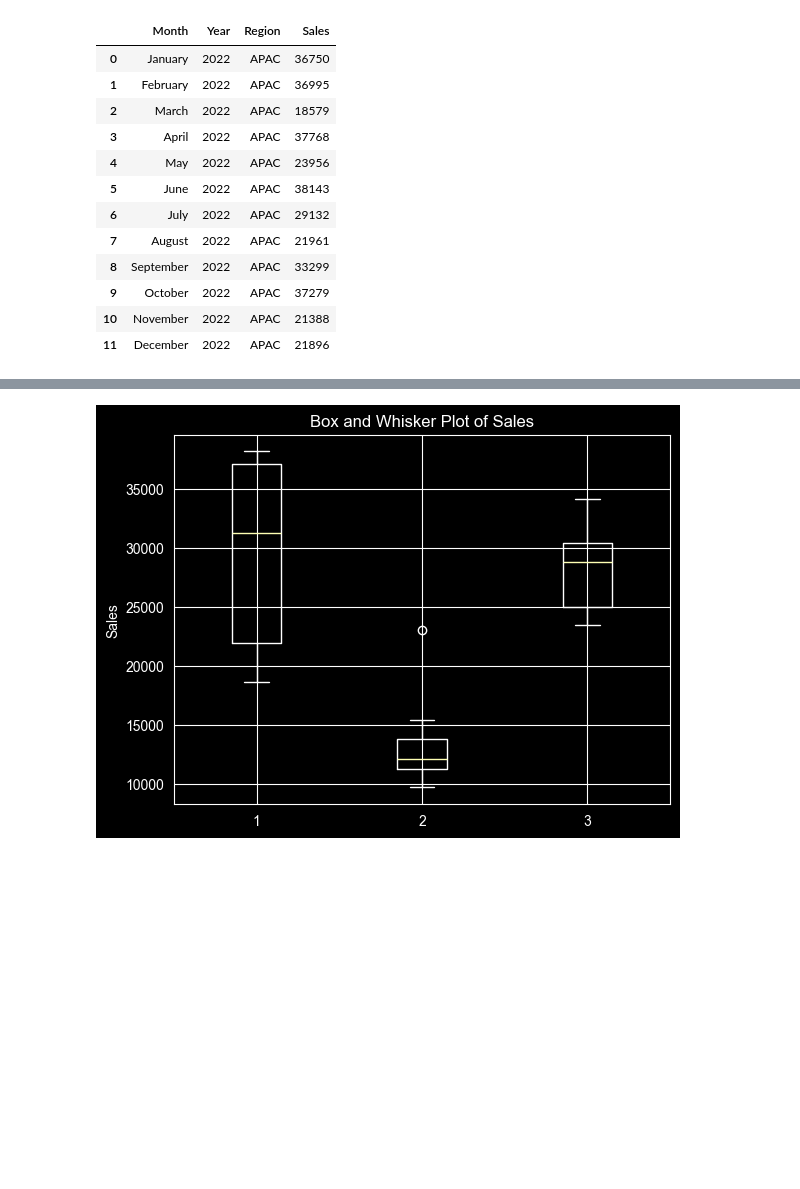
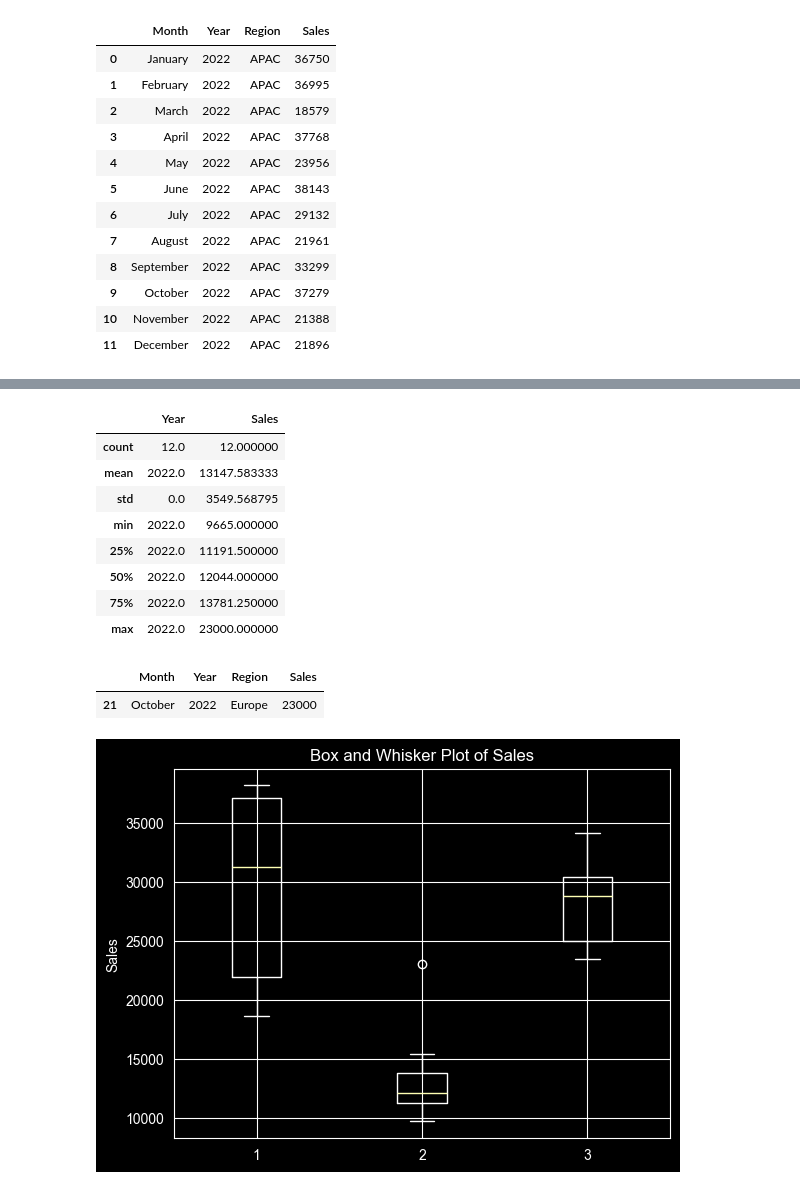
Before and after one commit to minhaz74692/AI-ML-Basics, a Jupyter notebook: Statistics-Maths/outlier_detection_by_box-plot.ipynb, the cells around one changed output, grey strips where cells are left out. Saved outputs shown, nothing was run; the diff lists cells and outputs as text; code cells hidden in the pictures; blank space fills up the shorter version.

```diff
--- a/Statistics-Maths/outlier_detection_by_box-plot.ipynb
+++ b/Statistics-Maths/outlier_detection_by_box-plot.ipynb
@@ -36,0 +66,12 @@ df_APAC
+# %%
+df_Europe.describe()
+# %% [output]
+|  | Year | Sales |
+| count | 12.0 | 12.000000 |
+| mean | 2022.0 | 13147.583333 |
+| std | 0.0 | 3549.568795 |
+| min | 2022.0 | 9665.000000 |
+| 25% | 2022.0 | 11191.500000 |
+| 50% | 2022.0 | 12044.000000 |
+| 75% | 2022.0 | 13781.250000 |
+| max | 2022.0 | 23000.000000 |
@@ -37,3 +83,8 @@ df_APAC
+# %%
+df_Europe[df_Europe.Sales>upper_limit] #It confirms the OutLier
+# %% [output]
+|  | Month | Year | Region | Sales |
+| 21 | October | 2022 | Europe | 23000 |
 # %%
 import matplotlib.pyplot as plt
 plt.figure()
```
Also changed, not shown: parts of 7 cells of this notebook.
